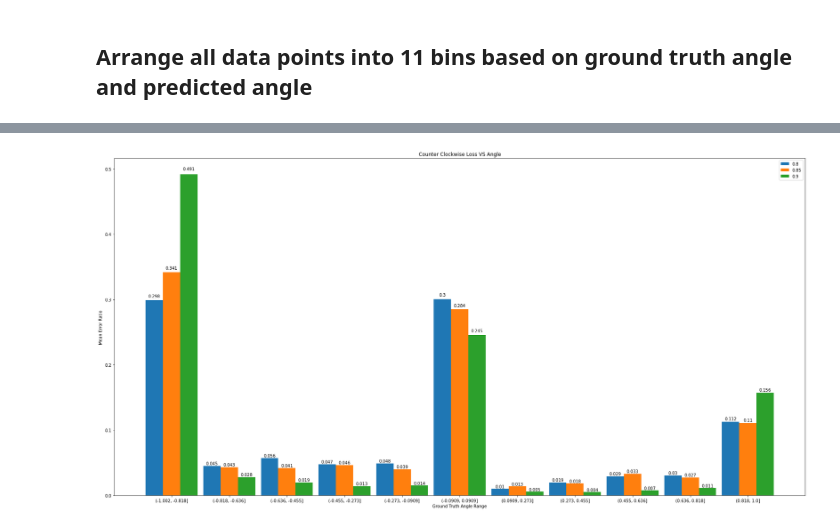
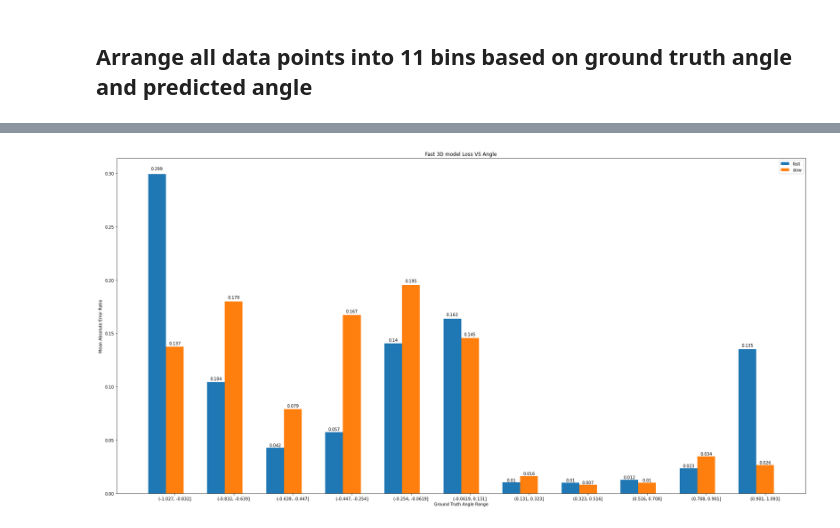
Before and after one commit to kristjanr/dat-sci-master-thesis, a Jupyter notebook: LossWithinAngleRanges.ipynb, the cells around one changed output, grey strips where cells are left out. Saved outputs shown, nothing was run; the diff lists cells and outputs as text; code cells hidden in the pictures.

```diff
--- a/LossWithinAngleRanges.ipynb
+++ b/LossWithinAngleRanges.ipynb
@@ -8,9 +8,7 @@ This notebook puts the losses to angle range bins and compares the average losse
 ## Load data
 # %%
 import pandas as pd
-
-df = pd.read_csv('3D-CNN-model-results.csv.gz')
-
+df = pd.read_csv('gt_and_preds.csv.gz', index_col=0)
 df.info()
 # %% [output]
 <class 'pandas.core.frame.DataFrame'>
@@ -180,27 +181,26 @@ For example, the sum of 0.9-speed squared error ratios of all 11 bins is 1. Same
 # %%
-
 def plot_angle_vs_error_ratios(df: pd.DataFrame, direction: str):
     plt.figure(figsize=(30,15))
     ind = np.arange(df.gt_bin.unique().size)
     width = 0.3
 
-    for i, speed in enumerate([0.8, 0.85, 0.9]):
-        speed_df = df[df.speed == speed]
+    for i, speed in enumerate(['fast', 'slow']):
+        speed_df = df[df['data speed'] == speed]
         total_sum = speed_df.absolute_error.sum()
         grouped = speed_df.groupby('gt_bin')
         group_sum = grouped.absolute_error.sum()
         absolute_error_ratios = group_sum / total_sum
         rects = plt.bar(i*width+ind, absolute_error_ratios, label=speed, width=width)
         autolabel(rects)
 
     plt.xlabel('Ground Truth Angle Range')
     plt.ylabel('Mean Absolute Error Ratio')
     plt.title(f'{direction} Loss VS Angle')
 
     plt.xticks(ind + width, absolute_error_ratios.index)
     plt.legend(loc='best')
     plt.show()
 
-plot_angle_vs_error_ratios(cc_df, 'Counter Clockwise')
+plot_angle_vs_error_ratios(df[(df['model speed'] == 'fast') & (df['model type'] == '3d')], 'Fast 3D model')
 # %% [output]
-[figure, old version]
+[figure, new version]
```
Also changed, not shown: parts of 21 cells of this notebook, 5 other files.
